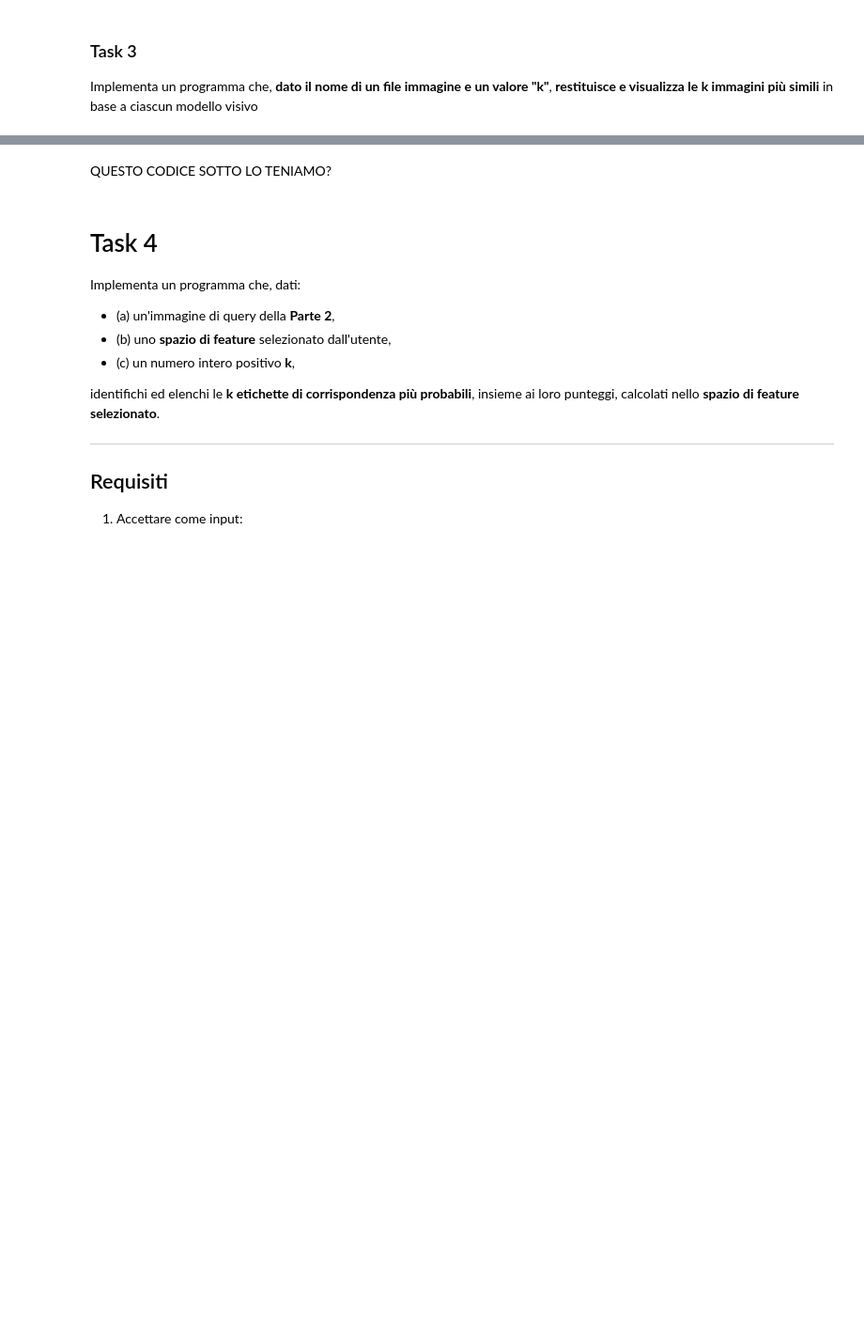
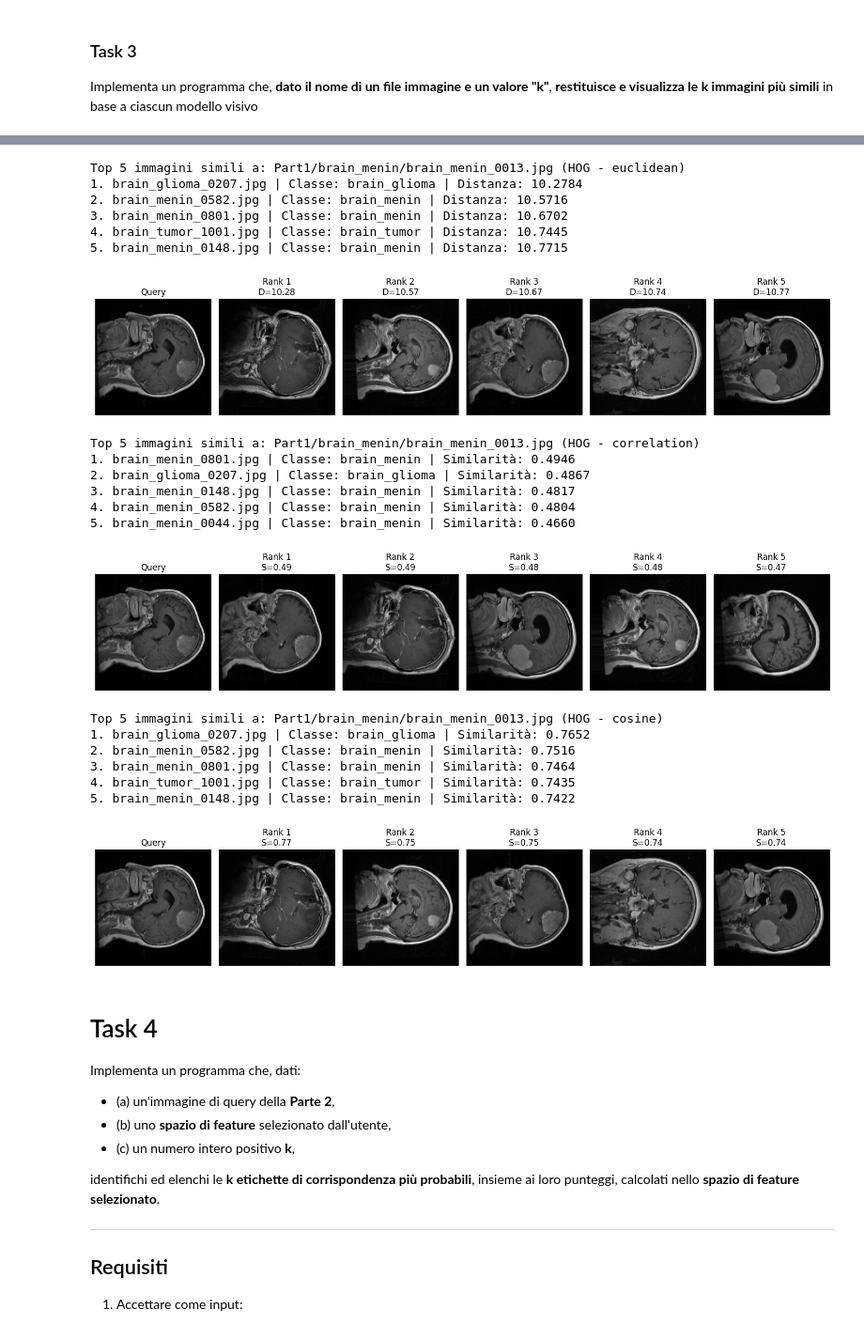
Before and after one commit to Calienn/DBmulti, a Jupyter notebook: HOG.ipynb, the cells around one changed output, grey strips where cells are left out. Shown at 94% size. Saved outputs shown, nothing was run; the diff lists cells and outputs as text; code cells hidden in the pictures; blank space fills up the shorter version.

```diff
--- a/HOG.ipynb
+++ b/HOG.ipynb
@@ -226,2 +114,0 @@ find_similar_images_npz(query_image, k)
-# %% [markdown]
-QUESTO CODICE SOTTO LO TENIAMO?
@@ -341,3 +199,32 @@ find_k_similar(base_folder, query_img, k=5)
+# %%
+base_folder = "Part1"
+img_path = "Part1/brain_menin/brain_menin_0013.jpg"
+
+find_k_similar_hog(base_folder, img_path, k=5, distance_type="euclidean")
+find_k_similar_hog(base_folder, img_path, k=5, distance_type="correlation")
+find_k_similar_hog(base_folder, img_path, k=5, distance_type="cosine")
+# %% [output]
+Top 5 immagini simili a: Part1/brain_menin/brain_menin_0013.jpg (HOG - euclidean)
+1. brain_glioma_0207.jpg | Classe: brain_glioma | Distanza: 10.2784
+2. brain_menin_0582.jpg | Classe: brain_menin | Distanza: 10.5716
+3. brain_menin_0801.jpg | Classe: brain_menin | Distanza: 10.6702
+4. brain_tumor_1001.jpg | Classe: brain_tumor | Distanza: 10.7445
+5. brain_menin_0148.jpg | Classe: brain_menin | Distanza: 10.7715
+[figure, added]
+Top 5 immagini simili a: Part1/brain_menin/brain_menin_0013.jpg (HOG - correlation)
+1. brain_menin_0801.jpg | Classe: brain_menin | Similarità: 0.4946
+2. brain_glioma_0207.jpg | Classe: brain_glioma | Similarità: 0.4867
+3. brain_menin_0148.jpg | Classe: brain_menin | Similarità: 0.4817
+4. brain_menin_0582.jpg | Classe: brain_menin | Similarità: 0.4804
+5. brain_menin_0044.jpg | Classe: brain_menin | Similarità: 0.4660
+[figure, added]
+Top 5 immagini simili a: Part1/brain_menin/brain_menin_0013.jpg (HOG - cosine)
+1. brain_glioma_0207.jpg | Classe: brain_glioma | Similarità: 0.7652
+2. brain_menin_0582.jpg | Classe: brain_menin | Similarità: 0.7516
+3. brain_menin_0801.jpg | Classe: brain_menin | Similarità: 0.7464
+4. brain_tumor_1001.jpg | Classe: brain_tumor | Similarità: 0.7435
+5. brain_menin_0148.jpg | Classe: brain_menin | Similarità: 0.7422
+[figure, added]
 # %% [markdown]
 # Task 4
 
```
Also changed, not shown: parts of 19 cells of this notebook.
